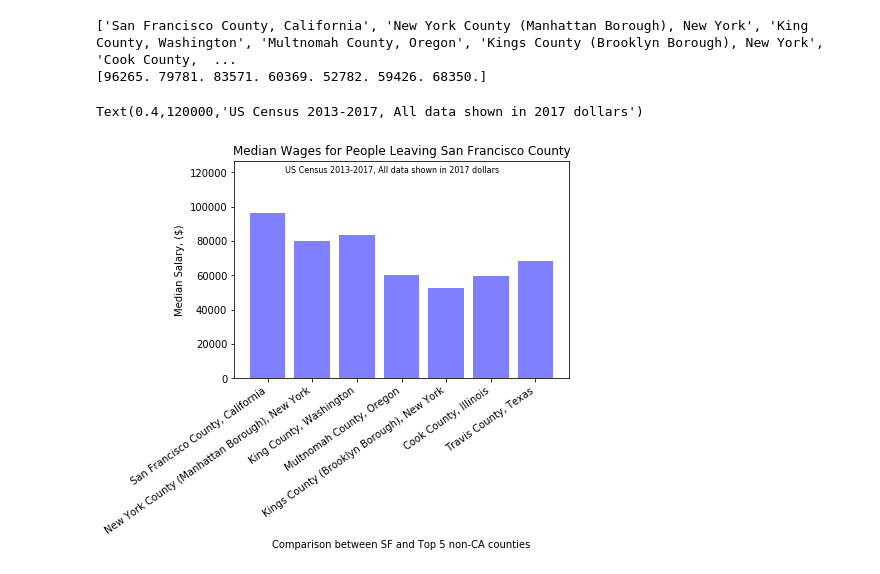
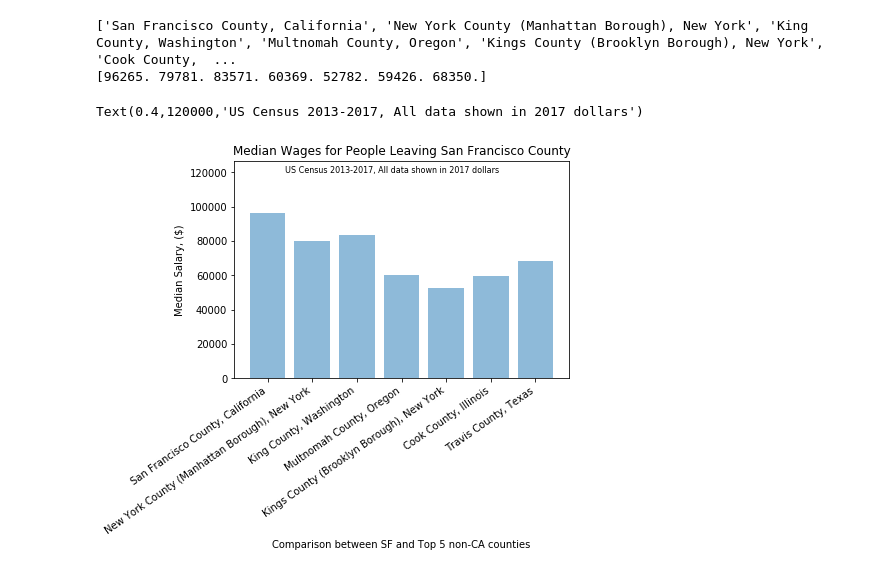
Before and after one commit to vanessaoakes/Escape-the-Bay, a Jupyter notebook: Wagedata.ipynb, the cells around one changed output. Saved outputs shown, nothing was run; the diff lists cells and outputs as text; code cells hidden in the pictures.

```diff
--- a/Wagedata.ipynb
+++ b/Wagedata.ipynb
@@ -266,23 +304,23 @@ median_wage_nonCA = wages_nonCA.values[0]    #  [[1,2,3,4,5]] ->  row zero [0] [
 ['San Francisco County, California', 'New York County (Manhattan Borough), New York', 'King County, Washington', 'Multnomah County, Oregon', 'Kings County (Brooklyn Borough), New York', 'Cook County,  ...
 [96265. 79781. 83571. 60369. 52782. 59426. 68350.]
 # %%
-plt.bar(x2_axis, median_wage_nonCA, color='blue', alpha=0.5, align="center")
+plt.bar(x2_axis, median_wage_nonCA, alpha=0.5, align="center")
 
 tick_locations = [value for value in x2_axis]
 #print(tick_locations)
 
 plt.xticks(tick_locations, x2_data, rotation="35", ha='right')   #ha indicates the alignment of the xlabel with the tick mark
 plt.xlim(-0.75, len(x2_axis)-0.25)
 plt.ylim(0, max(median_wage) + 20000)
 plt.title("Median Wages for People Leaving San Francisco County")
 plt.xlabel("Comparison between SF and Top 5 non-CA counties")
 plt.ylabel("Median Salary, ($)")
 
 # Add labels to give more context
 
 style = dict(size=8, color ='black')
 plt.text(0.4,120000, "US Census 2013-2017, All data shown in 2017 dollars", **style)
 #plt.text(1,-70000, "All data shown in 2017 dollars", **style)
 # %% [output]
 Text(0.4,120000,'US Census 2013-2017, All data shown in 2017 dollars')
-[figure, old version]
+[figure, new version]
```
Also changed, not shown: parts of 6 cells of this notebook.
